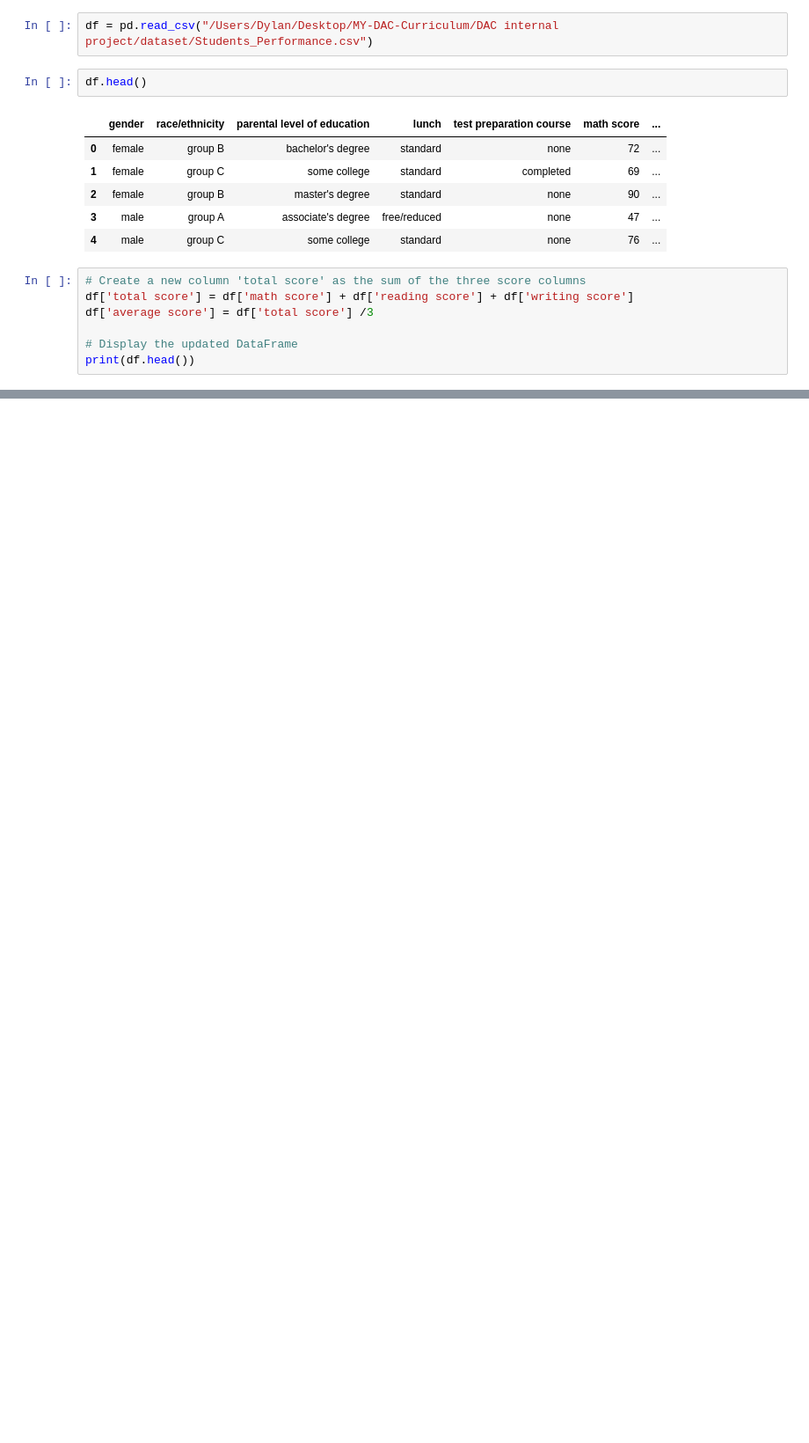
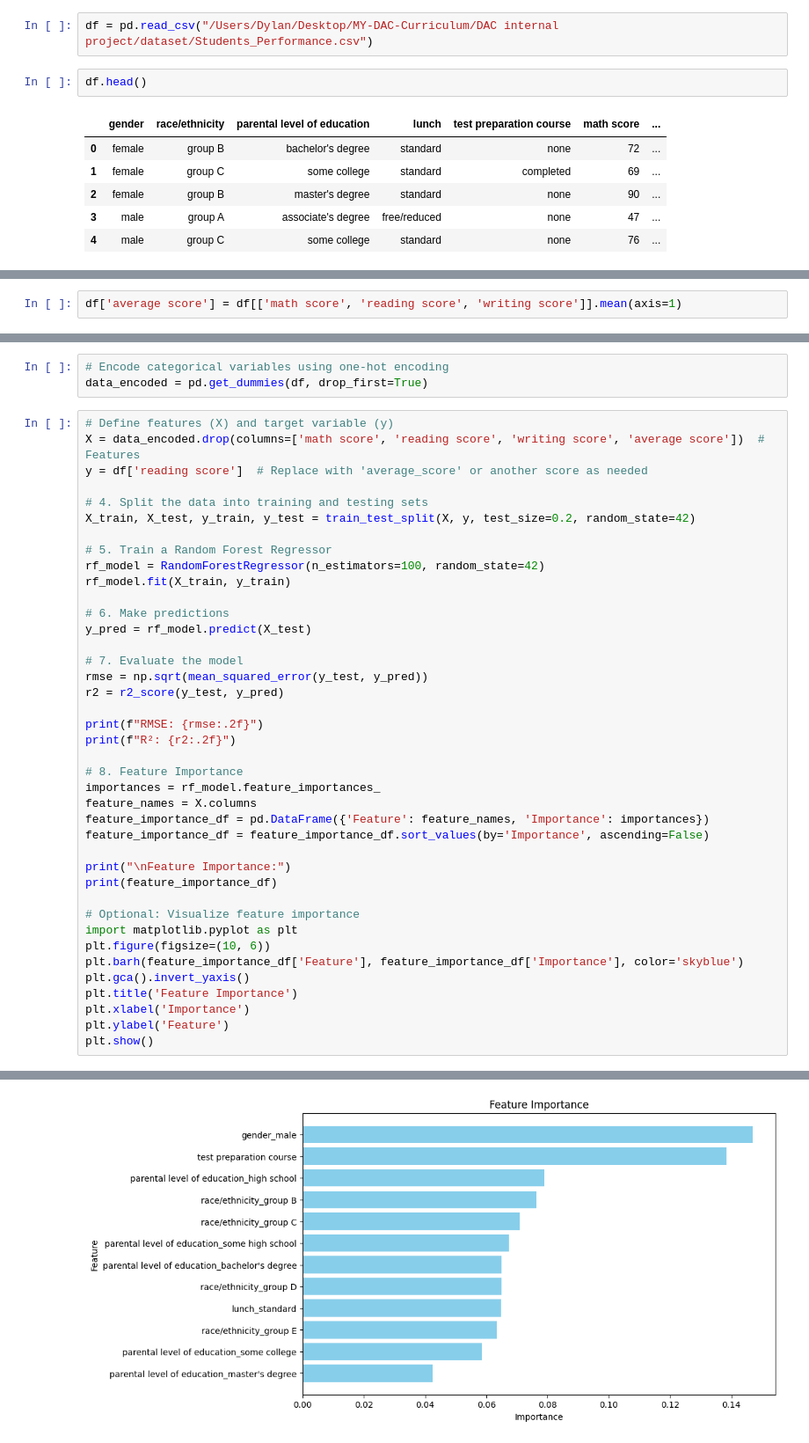
Before and after one commit to dplte/MY-DAC-Curriculum, a Jupyter notebook: DAC internal project/dataset/int_proj.ipynb, the cells around one changed output, grey strips where cells are left out. Shown at 88% size. Drawn from its saved outputs; the diff is of its cells as text; blank space fills up the shorter version.

```diff
--- a/DAC internal project/dataset/int_proj.ipynb
+++ b/DAC internal project/dataset/int_proj.ipynb
@@ -19,10 +17,3 @@ df.head()
 | 2 | female | group B | master's degree | standard | none | 90 | ... |
 | 3 | male | group A | associate's degree | free/reduced | none | 47 | ... |
 | 4 | male | group C | some college | standard | none | 76 | ... |
-# %%
-# Create a new column 'total score' as the sum of the three score columns
-df['total score'] = df['math score'] + df['reading score'] + df['writing score']
-df['average score'] = df['total score'] /3
-
-# Display the updated DataFrame
-print(df.head())
@@ -92,0 +20,2 @@ Writing Model: RMSE = 15.100788277920621 , R^2 = 0.053868273740532935
+# %%
+df['average score'] = df[['math score', 'reading score', 'writing score']].mean(axis=1)
@@ -92,0 +52,44 @@ Writing Model: RMSE = 15.100788277920621 , R^2 = 0.053868273740532935
+# %%
+# Encode categorical variables using one-hot encoding
+data_encoded = pd.get_dummies(df, drop_first=True)
+# %%
+# Define features (X) and target variable (y)
+X = data_encoded.drop(columns=['math score', 'reading score', 'writing score', 'average score'])  # Features
+y = df['reading score']  # Replace with 'average_score' or another score as needed
+
+# 4. Split the data into training and testing sets
+X_train, X_test, y_train, y_test = train_test_split(X, y, test_size=0.2, random_state=42)
+
+# 5. Train a Random Forest Regressor
+rf_model = RandomForestRegressor(n_estimators=100, random_state=42)
+rf_model.fit(X_train, y_train)
+
+# 6. Make predictions
+y_pred = rf_model.predict(X_test)
+
+# 7. Evaluate the model
+rmse = np.sqrt(mean_squared_error(y_test, y_pred))
+r2 = r2_score(y_test, y_pred)
+
+print(f"RMSE: {rmse:.2f}")
+print(f"R²: {r2:.2f}")
+
+# 8. Feature Importance
+importances = rf_model.feature_importances_
+feature_names = X.columns
+feature_importance_df = pd.DataFrame({'Feature': feature_names, 'Importance': importances})
+feature_importance_df = feature_importance_df.sort_values(by='Importance', ascending=False)
+
+print("\nFeature Importance:")
+print(feature_importance_df)
+
+# Optional: Visualize feature importance
+import matplotlib.pyplot as plt
+plt.figure(figsize=(10, 6))
+plt.barh(feature_importance_df['Feature'], feature_importance_df['Importance'], color='skyblue')
+plt.gca().invert_yaxis()
+plt.title('Feature Importance')
+plt.xlabel('Importance')
+plt.ylabel('Feature')
+plt.show()
+# %% [output]
@@ -92,0 +114 @@ Writing Model: RMSE = 15.100788277920621 , R^2 = 0.053868273740532935
+[figure, added]
```
Also changed, not shown: parts of 8 cells of this notebook.
